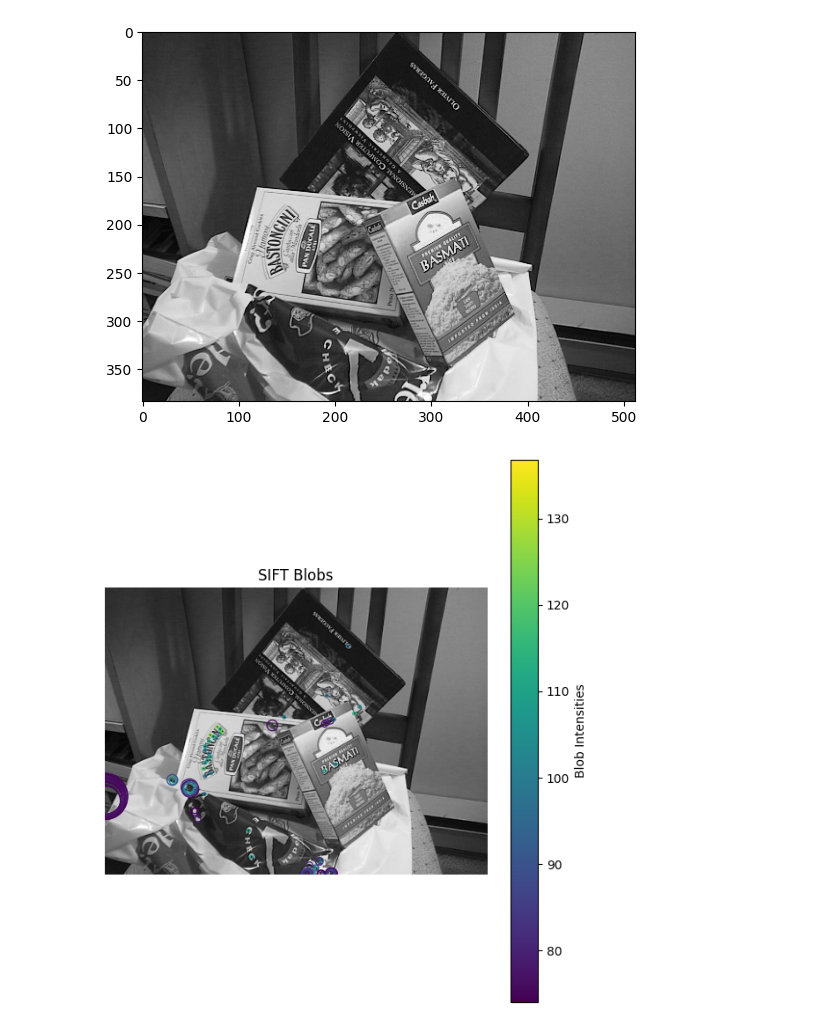
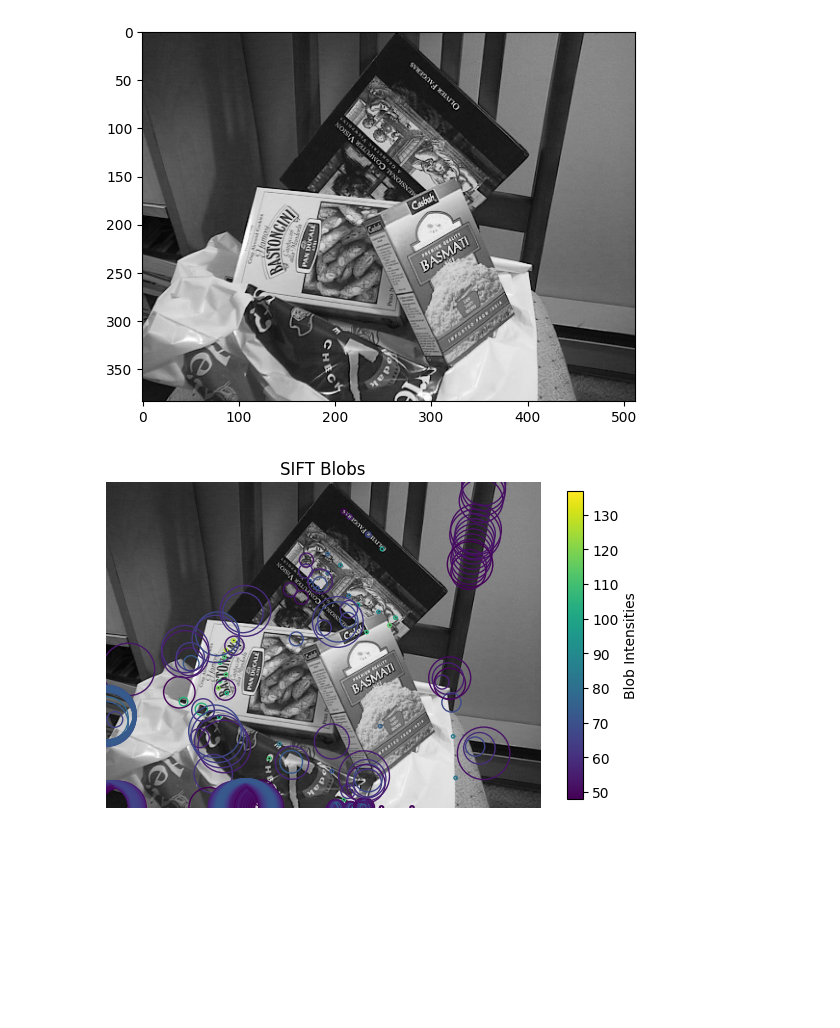
Before and after one commit to tsultan16/Computer_Vision, a Jupyter notebook: feature_detection/blob_detection.ipynb, the cells around one changed output. Cells and saved outputs as stored; diff of their text form; code cells hidden in the pictures; blank space fills up the shorter version.

```diff
--- a/feature_detection/blob_detection.ipynb
+++ b/feature_detection/blob_detection.ipynb
@@ -348,7 +368,7 @@ plt.imshow(img3, cmap='gray')
 <matplotlib.image.AxesImage at 0x...>
 [figure]
 # %%
-SIFT_blobs = SIFT(img3, threshold=0.54, window_size=3, max_blob_size=0.025, supression=True)
+SIFT_blobs = SIFT(img3, threshold=0.35, window_size=7, max_blob_size=0.025, num_blobs_per_scale=50, supression=True)
 # %% [output]
-[figure, old version]
+[figure, new version]
 # %%
```
Also changed, not shown: parts of 6 cells of this notebook.
